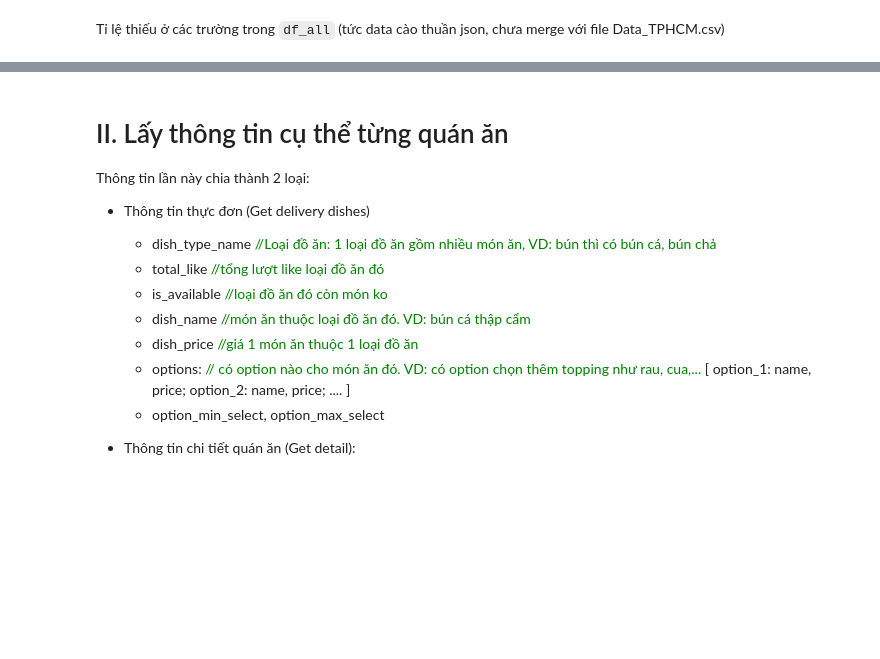
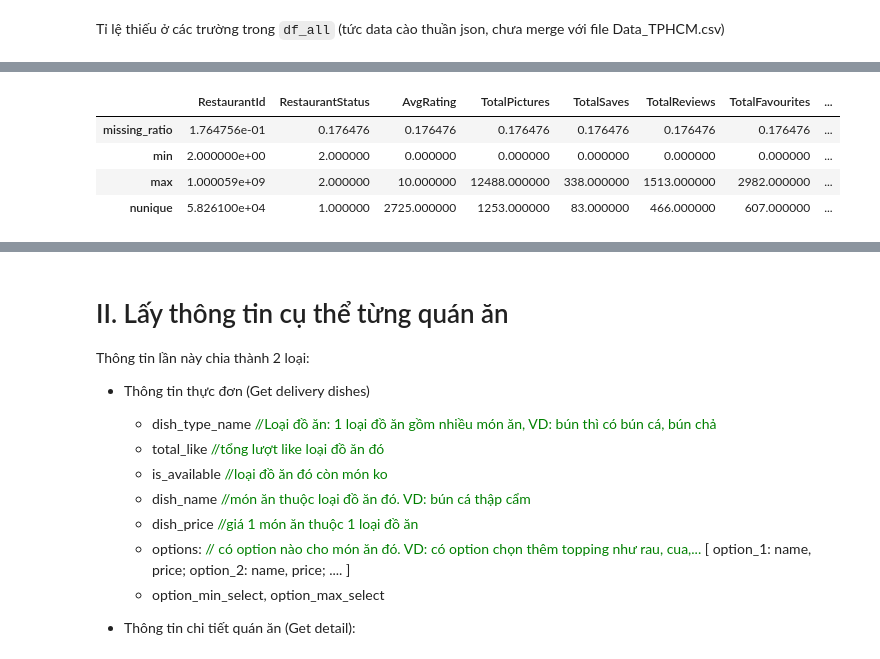
Before and after one commit to InventN/foody_API_data, a Jupyter notebook: crawl_data_api.ipynb, the cells around one changed output, grey strips where cells are left out. Cells and saved outputs as stored; diff of their text form; code cells hidden in the pictures; blank space fills up the shorter version.

```diff
--- a/crawl_data_api.ipynb
+++ b/crawl_data_api.ipynb
@@ -164,4 +234,12 @@ NameError: name 'df_all' is not defined
 # %%
-num_cols = mkt_df.select_dtypes([np.int64, np.float64, np.datetime64]).columns[1:] # bỏ index 0, tức cột ID
+num_cols = df_all.select_dtypes([np.float64]).columns
 def missing_ratio(s):
     return s.isna().sum() * 100 / len(s)
+
+df_all[num_cols].agg([missing_ratio, pd.Series.min, pd.Series.max, pd.Series.nunique])
+# %% [output]
+|  | RestaurantId | RestaurantStatus | AvgRating | TotalPictures | TotalSaves | TotalReviews | TotalFavourites | ... |
+| missing_ratio | 1.764756e-01 | 0.176476 | 0.176476 | 0.176476 | 0.176476 | 0.176476 | 0.176476 | ... |
+| min | 2.000000e+00 | 2.000000 | 0.000000 | 0.000000 | 0.000000 | 0.000000 | 0.000000 | ... |
+| max | 1.000059e+09 | 2.000000 | 10.000000 | 12488.000000 | 338.000000 | 1513.000000 | 2982.000000 | ... |
+| nunique | 5.826100e+04 | 1.000000 | 2725.000000 | 1253.000000 | 83.000000 | 466.000000 | 607.000000 | ... |
```
Also changed, not shown: parts of 16 cells of this notebook, 31 other files.
